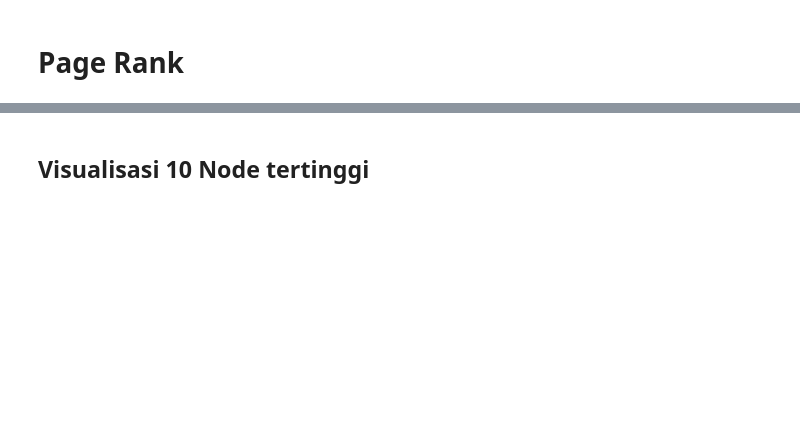
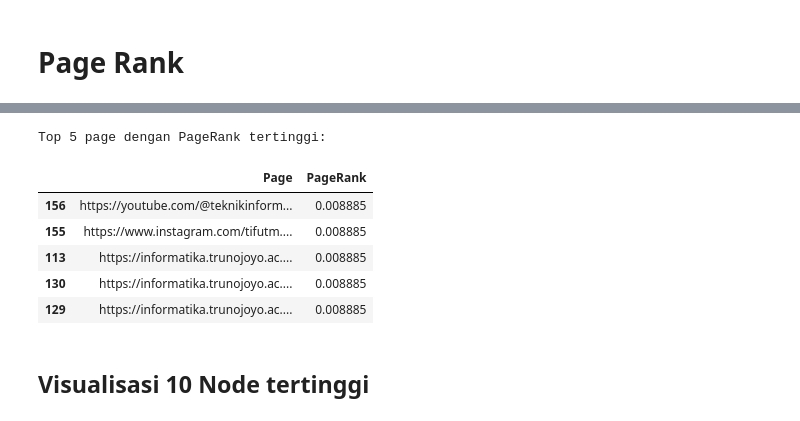
Before and after one commit to andre22-028/PPW, a Jupyter notebook: _sources/Page_Rank.ipynb, the cells around one changed output, grey strips where cells are left out. Drawn from its saved outputs; the diff is of its cells as text; code cells hidden in the pictures; blank space fills up the shorter version.

```diff
--- a/_sources/Page_Rank.ipynb
+++ b/_sources/Page_Rank.ipynb
@@ -83,0 +140,14 @@ Top 5 node dengan PageRank tertinggi:
+# %%
+r = np.ones(n) / n
+d = 0.85
+epsilon = 1e-6
+iteration = 0
+
+while True:
+    r_new = d * A @ r + (1 - d) / n
+    diff = np.linalg.norm(r_new - r, 1)
+    iteration += 1
+    print(f"Iterasi {iteration}: diff = {diff:.8f}")
+    if diff < epsilon:
+        break
+    r = r_new
@@ -84,2 +166,19 @@ Top 5 node dengan PageRank tertinggi:
+# %%
+# === 5. Hasil PageRank ===
+Pagerank_df = pd.DataFrame({
+    'Page': nodes,
+    'PageRank': r
+}).sort_values(by='PageRank', ascending=False)
+
+print("Top 5 page dengan PageRank tertinggi:")
+Pagerank_df.head(5)
+# %% [output]
+Top 5 page dengan PageRank tertinggi:
+|  | Page | PageRank |
+| 156 | https://youtube.com/@teknikinform... | 0.008885 |
+| 155 | https://www.instagram.com/tifutm.... | 0.008885 |
+| 113 | https://informatika.trunojoyo.ac.... | 0.008885 |
+| 130 | https://informatika.trunojoyo.ac.... | 0.008885 |
+| 129 | https://informatika.trunojoyo.ac.... | 0.008885 |
 # %% [markdown]
 ## Visualisasi 10 Node tertinggi
```
Also changed, not shown: parts of 16 cells of this notebook, 6 other files.
